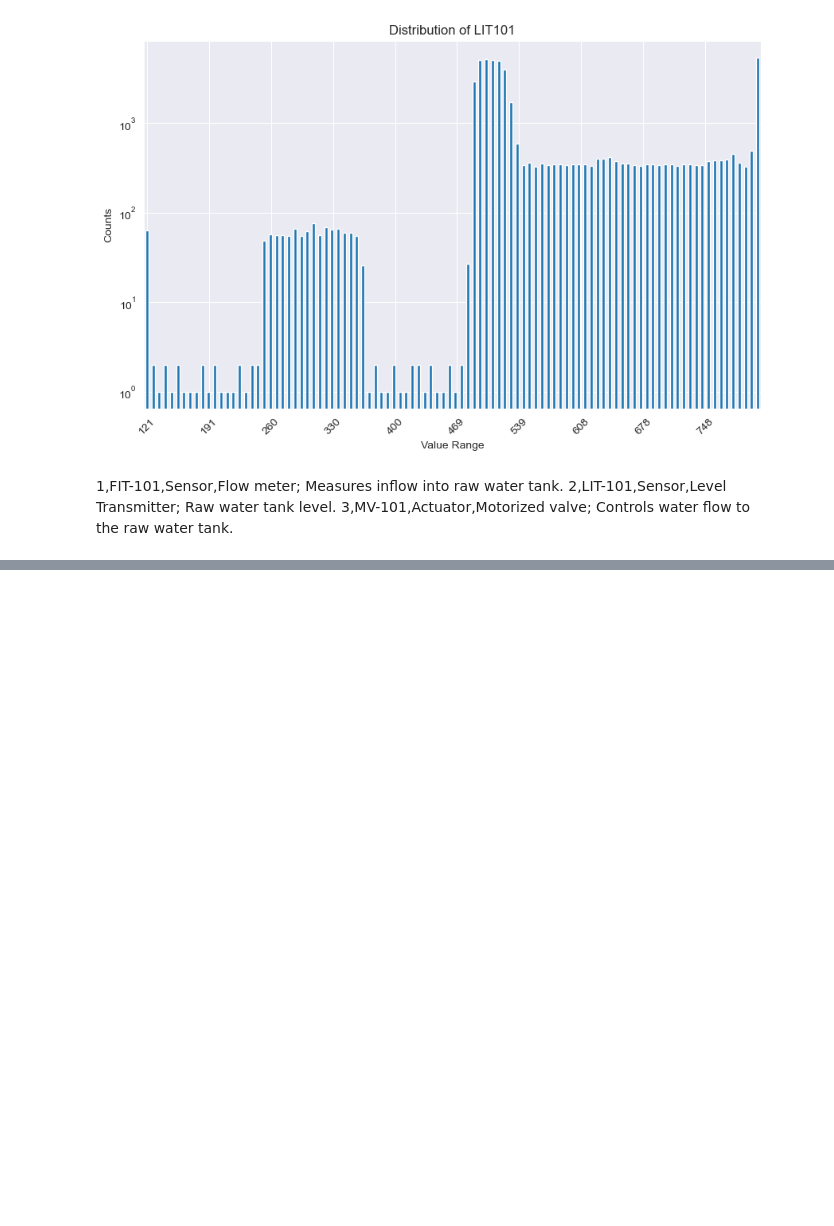
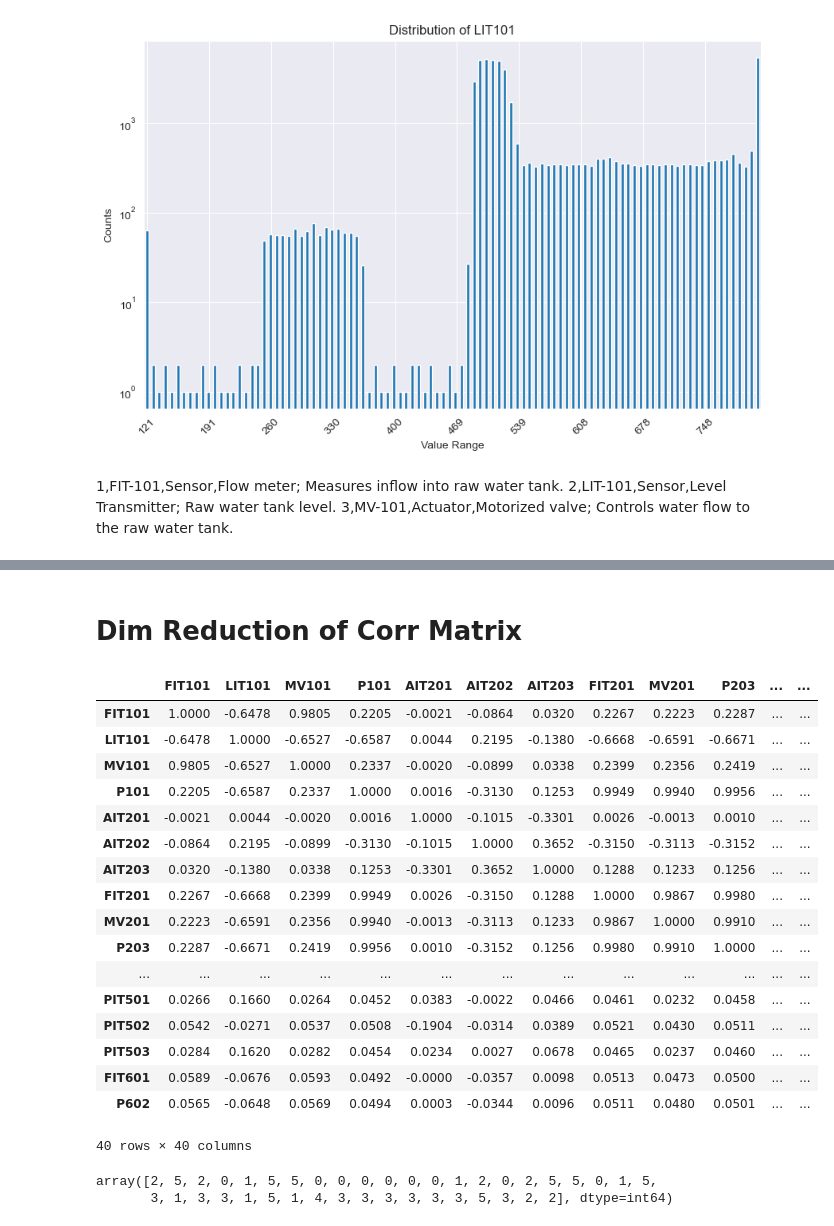
Before and after one commit to lozferatu/MSc-Project, a Jupyter notebook: Wrangling Code/first_exploration.ipynb, the cells around one changed output, grey strips where cells are left out. Saved outputs shown, nothing was run; the diff lists cells and outputs as text; code cells hidden in the pictures; blank space fills up the shorter version.

```diff
--- a/Wrangling Code/first_exploration.ipynb
+++ b/Wrangling Code/first_exploration.ipynb
@@ -705,3 +782,5 @@ getDistribution('MV101')
 getDistribution('FIT101')
 # %%
 getDistribution('P101')
+# %% [markdown]
+# Dim Reduction of Corr Matrix
@@ -707,0 +792,26 @@ getDistribution('P101')
+# %%
+correlation_matrix.
+# %% [output]
+|  | FIT101 | LIT101 | MV101 | P101 | AIT201 | AIT202 | AIT203 | FIT201 | MV201 | P203 | ... | ... |
+| FIT101 | 1.0000 | -0.6478 | 0.9805 | 0.2205 | -0.0021 | -0.0864 | 0.0320 | 0.2267 | 0.2223 | 0.2287 | ... | ... |
+| LIT101 | -0.6478 | 1.0000 | -0.6527 | -0.6587 | 0.0044 | 0.2195 | -0.1380 | -0.6668 | -0.6591 | -0.6671 | ... | ... |
+| MV101 | 0.9805 | -0.6527 | 1.0000 | 0.2337 | -0.0020 | -0.0899 | 0.0338 | 0.2399 | 0.2356 | 0.2419 | ... | ... |
+| P101 | 0.2205 | -0.6587 | 0.2337 | 1.0000 | 0.0016 | -0.3130 | 0.1253 | 0.9949 | 0.9940 | 0.9956 | ... | ... |
+| AIT201 | -0.0021 | 0.0044 | -0.0020 | 0.0016 | 1.0000 | -0.1015 | -0.3301 | 0.0026 | -0.0013 | 0.0010 | ... | ... |
+| AIT202 | -0.0864 | 0.2195 | -0.0899 | -0.3130 | -0.1015 | 1.0000 | 0.3652 | -0.3150 | -0.3113 | -0.3152 | ... | ... |
+| AIT203 | 0.0320 | -0.1380 | 0.0338 | 0.1253 | -0.3301 | 0.3652 | 1.0000 | 0.1288 | 0.1233 | 0.1256 | ... | ... |
+| FIT201 | 0.2267 | -0.6668 | 0.2399 | 0.9949 | 0.0026 | -0.3150 | 0.1288 | 1.0000 | 0.9867 | 0.9980 | ... | ... |
+| MV201 | 0.2223 | -0.6591 | 0.2356 | 0.9940 | -0.0013 | -0.3113 | 0.1233 | 0.9867 | 1.0000 | 0.9910 | ... | ... |
+| P203 | 0.2287 | -0.6671 | 0.2419 | 0.9956 | 0.0010 | -0.3152 | 0.1256 | 0.9980 | 0.9910 | 1.0000 | ... | ... |
+| ... | ... | ... | ... | ... | ... | ... | ... | ... | ... | ... | ... | ... |
+| PIT501 | 0.0266 | 0.1660 | 0.0264 | 0.0452 | 0.0383 | -0.0022 | 0.0466 | 0.0461 | 0.0232 | 0.0458 | ... | ... |
+| PIT502 | 0.0542 | -0.0271 | 0.0537 | 0.0508 | -0.1904 | -0.0314 | 0.0389 | 0.0521 | 0.0430 | 0.0511 | ... | ... |
+| PIT503 | 0.0284 | 0.1620 | 0.0282 | 0.0454 | 0.0234 | 0.0027 | 0.0678 | 0.0465 | 0.0237 | 0.0460 | ... | ... |
+| FIT601 | 0.0589 | -0.0676 | 0.0593 | 0.0492 | -0.0000 | -0.0357 | 0.0098 | 0.0513 | 0.0473 | 0.0500 | ... | ... |
+| P602 | 0.0565 | -0.0648 | 0.0569 | 0.0494 | 0.0003 | -0.0344 | 0.0096 | 0.0511 | 0.0480 | 0.0501 | ... | ... |
+40 rows × 40 columns
+# %%
+cluster_labels
+# %% [output]
+array([2, 5, 2, 0, 1, 5, 5, 0, 0, 0, 0, 0, 0, 1, 2, 0, 2, 5, 5, 0, 1, 5,
+       3, 1, 3, 3, 1, 5, 1, 4, 3, 3, 3, 3, 3, 3, 5, 3, 2, 2], dtype=int64)
```
Also changed, not shown: parts of 54 cells of this notebook, 4 other files.
